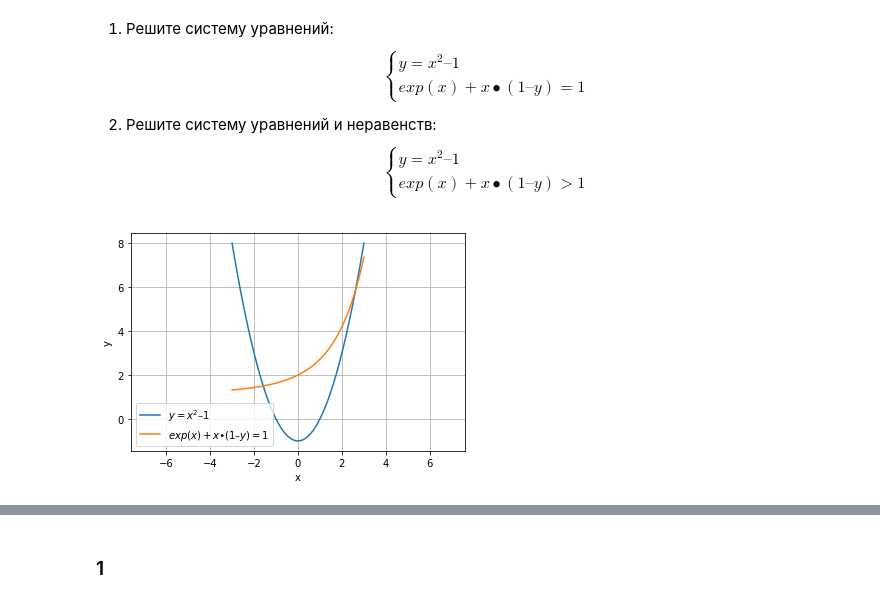
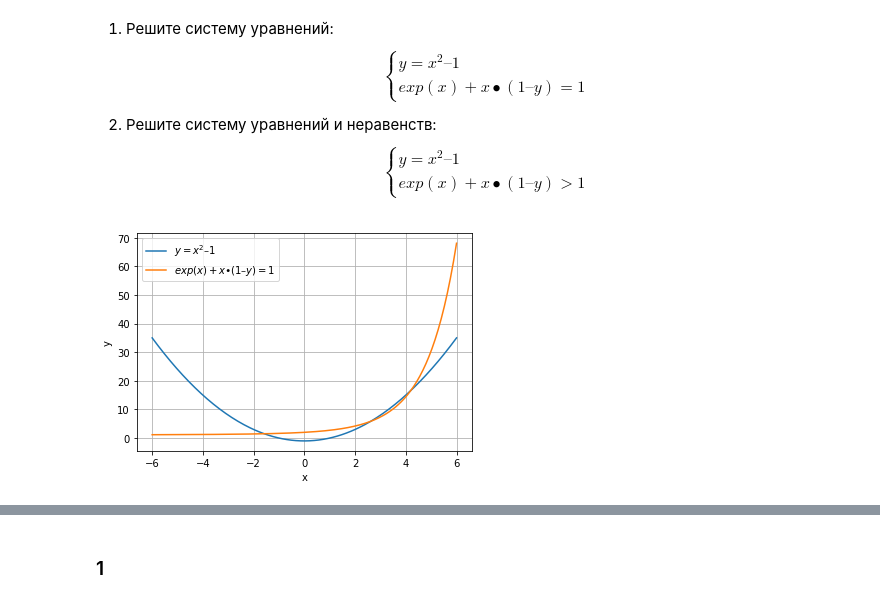
Before and after one commit to dmitryrubtsov/Introduction-to-Advanced-Mathematics, a Jupyter notebook: Lesson 03.ipynb, the cells around one changed output, grey strips where cells are left out. Cells and saved outputs as stored; diff of their text form; code cells hidden in the pictures.

```diff
--- a/Lesson 03.ipynb
+++ b/Lesson 03.ipynb
@@ -100,21 +100,20 @@ exp(x) + x∙(1 – y) > 1
 # %%
 import numpy as np
 import matplotlib.pyplot as plt
 %matplotlib inline
 
-x = np.linspace(-3, 3, 200)
+x = np.linspace(-6, 6, 200)
 y = x**2 - 1
 
 plt.plot(x, y, label=f'$y = x^2 – 1$')
 
-y = (x - 1 + np.exp(x)) / x
+y = (((np.exp(x)) - 1) / x) + 1
 plt.plot(x, y, label=f'$exp(x) + x∙(1 – y) = 1$')
 
 plt.legend()
 plt.grid(True)
 plt.xlabel('x')
 plt.ylabel('y')
-plt.axis('equal')
 plt.show()
 # %% [output]
-[figure, old version]
+[figure, new version]
```
Also changed, not shown: parts of 21 cells of this notebook.
